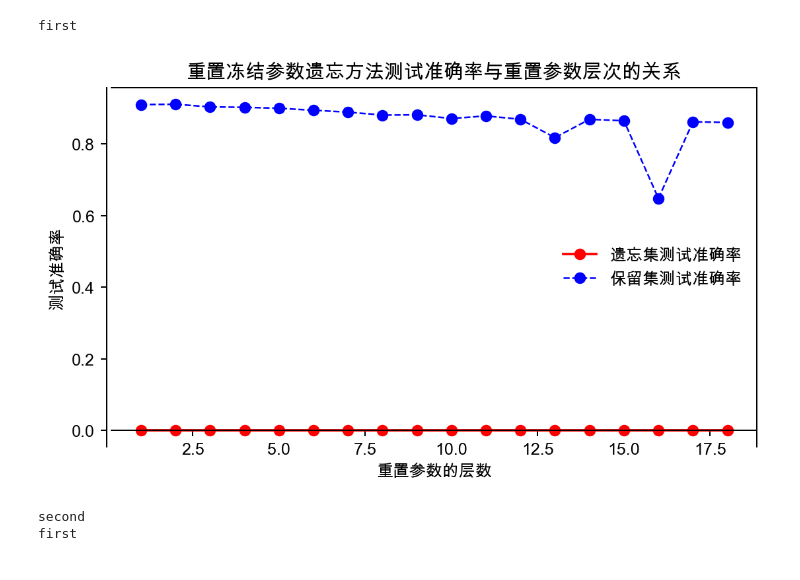
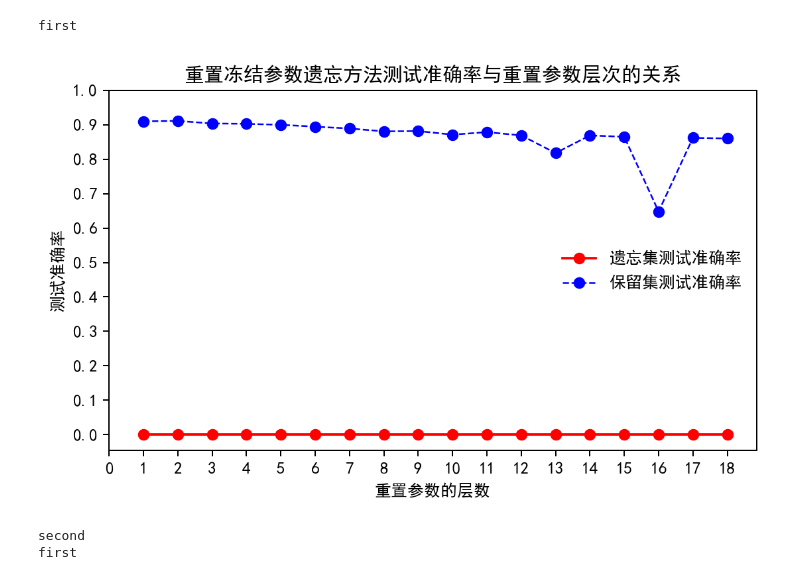
Before and after one commit to pan402945786/graduate_expriment, a Jupyter notebook: resnet18_cifar10/plot_pic.ipynb, the cells around one changed output. Cells and saved outputs as stored; diff of their text form; code cells hidden in the pictures.

```diff
--- a/resnet18_cifar10/plot_pic.ipynb
+++ b/resnet18_cifar10/plot_pic.ipynb
@@ -8,51 +8,55 @@ plt.figure(figsize=(7,4), dpi=180)
 ax = plt.subplot(111)
 # ax.spines['right'].set_color('none')
 # ax.spines['top'].set_color('none')
+# ax.spines['right'].set_position(('data',0))
+# ax.spines['top'].set_position(('data',0))
+
 ax.xaxis.set_ticks_position('bottom')
-ax.spines['bottom'].set_position(('data',0))
+# ax.spines['bottom'].set_position(('data',0))
 ax.yaxis.set_ticks_position('left')
-ax.spines['left'].set_position(('data',0))
+# ax.spines['left'].set_position(('data',0))
 ax.set_xlabel('重置参数的层数')  # Add an x-label to the axes.
 ax.set_ylabel('测试准确率')  # Add a y-label to the axes.
 ax.set_title("重置冻结参数遗忘方法测试准确率与重置参数层次的关系")  # Add a title to the axes.
 # X = np.linspace(-np.pi, np.pi, 256,endpoint=True)
 # C,S = np.cos(X), np.sin(X)
-# plt.rcParams['font.family']=['SimHei']#关键是这句
-plt.rcParams['font.family']=['Arial Unicode MS']
+plt.rcParams['font.family']=['SimHei']#关键是这句
+# plt.rcParams['font.family']=['Arial Unicode MS']
 
 X = np.linspace(1, 18, 18, endpoint=True)
 reset_freeze_retain_acc = [
     90.963,91.075,90.338,90.225,89.950,89.400,
     88.875,88.050,88.125,87.088,87.813,86.875,
     81.750,86.863,86.463,64.788,86.163,85.988,
 ]
 reset_freeze_forget_acc = [
     0,0,0,0,0,0,
     0,0,0,0,0,0,
     0,0,0,0,0,0,
 ]
 C = np.array(reset_freeze_forget_acc)
 S = np.array(reset_freeze_retain_acc)
 S = np.divide(S, np.array(100.))
 
 # plt.plot(X, C, color="blue", linewidth=2.5, linestyle="--", label="遗忘集测试准确率")
 # plt.plot(X, S, color="red", linewidth=2.5, linestyle="-", label="保留集测试准确率")
 
 plt.plot(X, C, 'r-o', label="遗忘集测试准确率")
 plt.plot(X, S, 'b-o',linewidth=1, linestyle="--", label="保留集测试准确率")
 
+
 # plt.xlim(X.min()-5, X.max()+5)
-# plt.xticks(np.linspace(0,18,19,endpoint=True))
+plt.xticks(np.linspace(0,18,19,endpoint=True))
 #
 # plt.ylim(C.min()-1,C.max()+1)
-# plt.yticks([-0.1, +1])
+plt.yticks(np.linspace(0,1,11,endpoint=True))
 
 plt.legend(loc='center right', frameon=False)
-plt.savefig("./figures/exercice_8.png",dpi=172)
+plt.savefig("./figures/exercice_8.png",dpi=272)
 plt.show()
 # %% [output]
 first
-[figure, old version]
+[figure, new version]
 # %%
 print('second')
 print('first')
```
Also changed, not shown: parts of 12 cells of this notebook, 13 other files.
